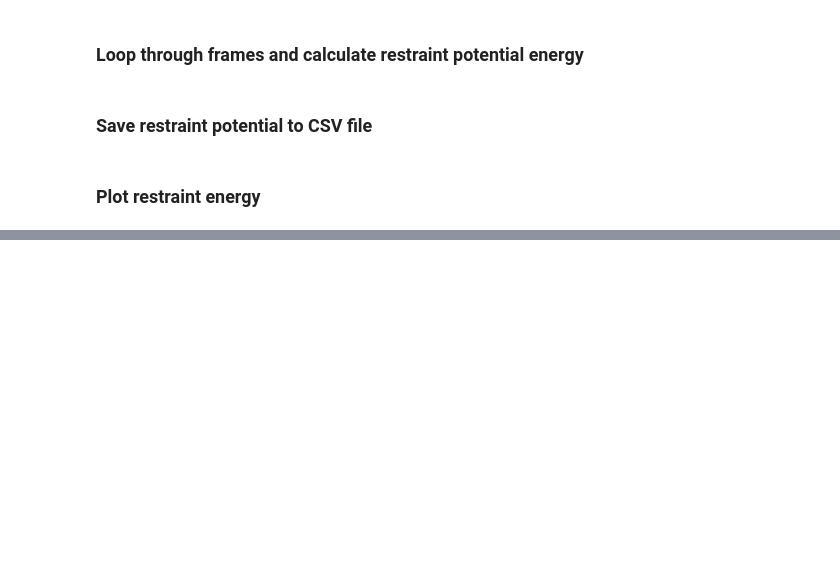
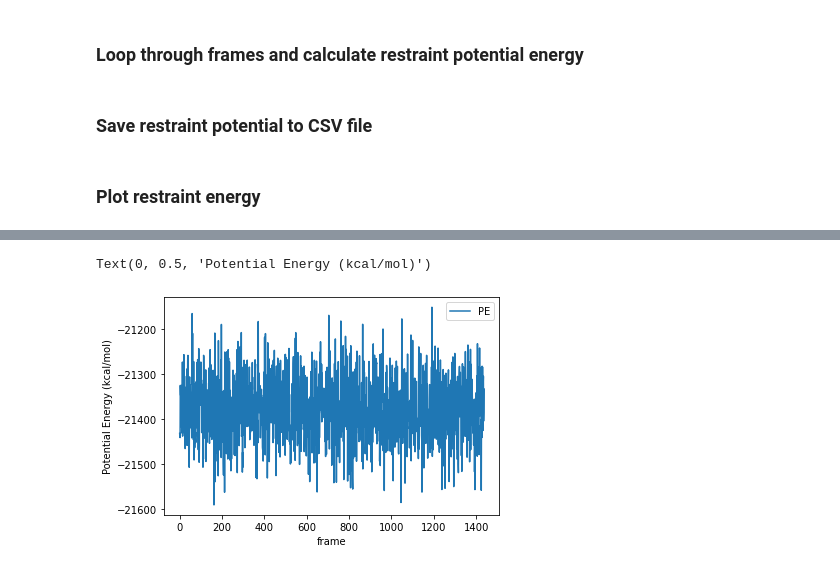
Before and after one commit to jeff231li/random-scripts, a Jupyter notebook: python/analyze_restraint_potential.ipynb, the cells around one changed output, grey strips where cells are left out. Saved outputs shown, nothing was run; the diff lists cells and outputs as text; code cells hidden in the pictures; blank space fills up the shorter version.

```diff
--- a/python/analyze_restraint_potential.ipynb
+++ b/python/analyze_restraint_potential.ipynb
@@ -91,3 +99,9 @@ data.head()
+# %%
+data.plot(x='frame', y='PE')
+plt.ylabel('Potential Energy (kcal/mol)')
+# %% [output]
+Text(0, 0.5, 'Potential Energy (kcal/mol)')
+[figure, added]
 # %%
 data.plot(x='frame', y='static')
 plt.ylabel('static (kcal/mol)')
```
Also changed, not shown: parts of 10 cells of this notebook.
